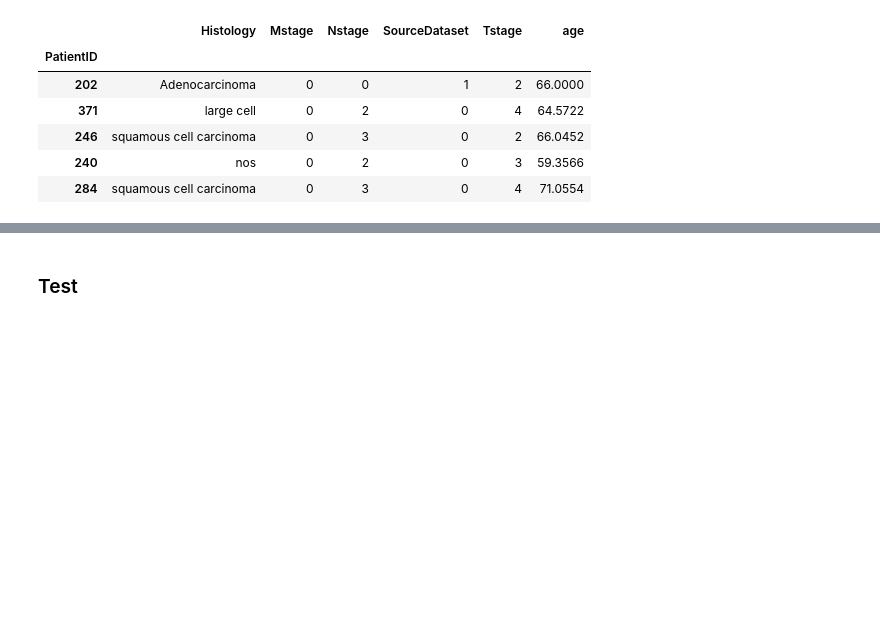
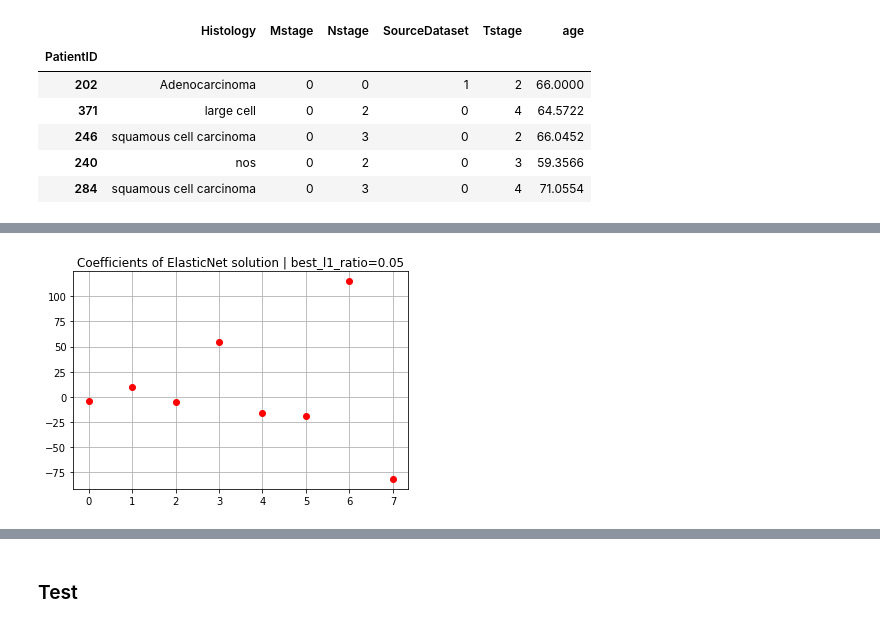
Before and after one commit to DamienToomey/predicting_lung_cancer_survival_time, a Jupyter notebook: code/code.ipynb, the cells around one changed output, grey strips where cells are left out. Saved outputs shown, nothing was run; the diff lists cells and outputs as text; code cells hidden in the pictures; blank space fills up the shorter version.

```diff
--- a/code/code.ipynb
+++ b/code/code.ipynb
@@ -103,0 +112,2 @@ Nb rows in df_training_radiomics : 125
+# %%
+df_test_clinical_data, df_test_radiomics = load_data(test_features_path)
@@ -258,7 +311,7 @@ from sklearn.utils import check_random_state
 from sklearn.utils.validation import _num_samples
 # %%
 random_state = 42
-test_size = 0.2 #0.33
+val_size = 0.2
 n_splits = 1
-time_left_for_this_task = 60 #600 #3600 #1200 #60 # in seconds
+time_left_for_this_task = 60 #60 #600 #3600 # in seconds
 per_run_time_limit = 30
@@ -632,0 +723,8 @@ sum(weights) =  1.0
+# %%
+def predict_compute_cindex(model, X, df_y):
+    y_pred = model.predict(X)
+
+    df_y_pred = df_y.copy()
+    df_y_pred["SurvivalTime"] = y_pred
+    df_y_pred["Event"] = np.nan
+    return cindex(df_y, df_y_pred)
@@ -632,0 +775,8 @@ sum(weights) =  1.0
+# %%
+plt.figure()
+plt.plot(best_elastic_net_model.coef_, 'ro')
+plt.grid()
+plt.title("Coefficients of ElasticNet solution | best_l1_ratio={}".format(best_l1_ratio))
+plt.show()
+# %% [output]
+[figure, added]
```
Also changed, not shown: parts of 74 cells of this notebook, 2 other files.
